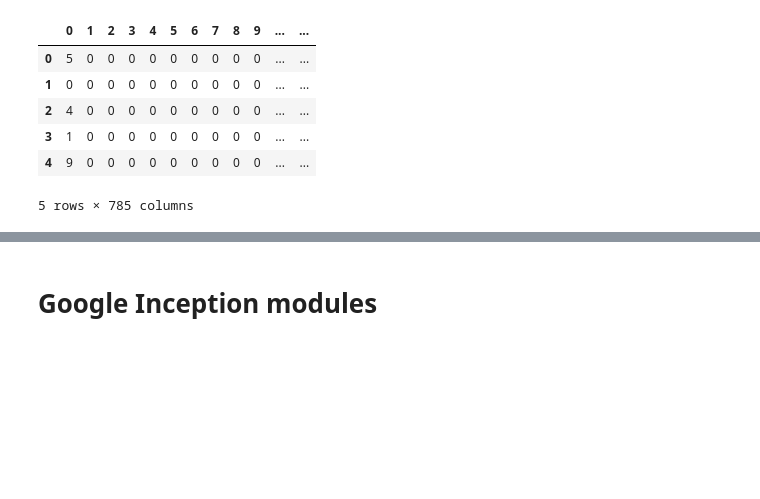
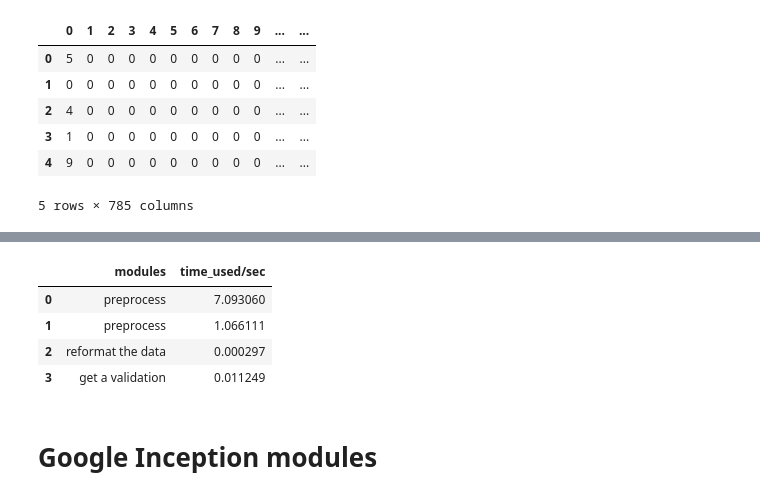
Before and after one commit to TOEYTANAPA/Inception_model, a Jupyter notebook: Inception_models/InceptionModules.ipynb, the cells around one changed output, grey strips where cells are left out. Drawn from its saved outputs; the diff is of its cells as text; code cells hidden in the pictures; blank space fills up the shorter version.

```diff
--- a/Inception_models/InceptionModules.ipynb
+++ b/Inception_models/InceptionModules.ipynb
@@ -130,6 +157,14 @@ print("--- %s seconds ---" % (time.time() - start_time))
 # %%
 #use os to get our current working directory so we can save variable
 file_path = os.getcwd()+'/model.ckpt'
+# %%
+new_df
+# %% [output]
+|  | modules | time_used/sec |
+| 0 | preprocess | 7.093060 |
+| 1 | preprocess | 1.066111 |
+| 2 | reformat the data | 0.000297 |
+| 3 | get a validation | 0.011249 |
 # %% [markdown]
 # Google Inception modules
 # %%
```
Also changed, not shown: parts of 16 cells of this notebook, 11 other files.
